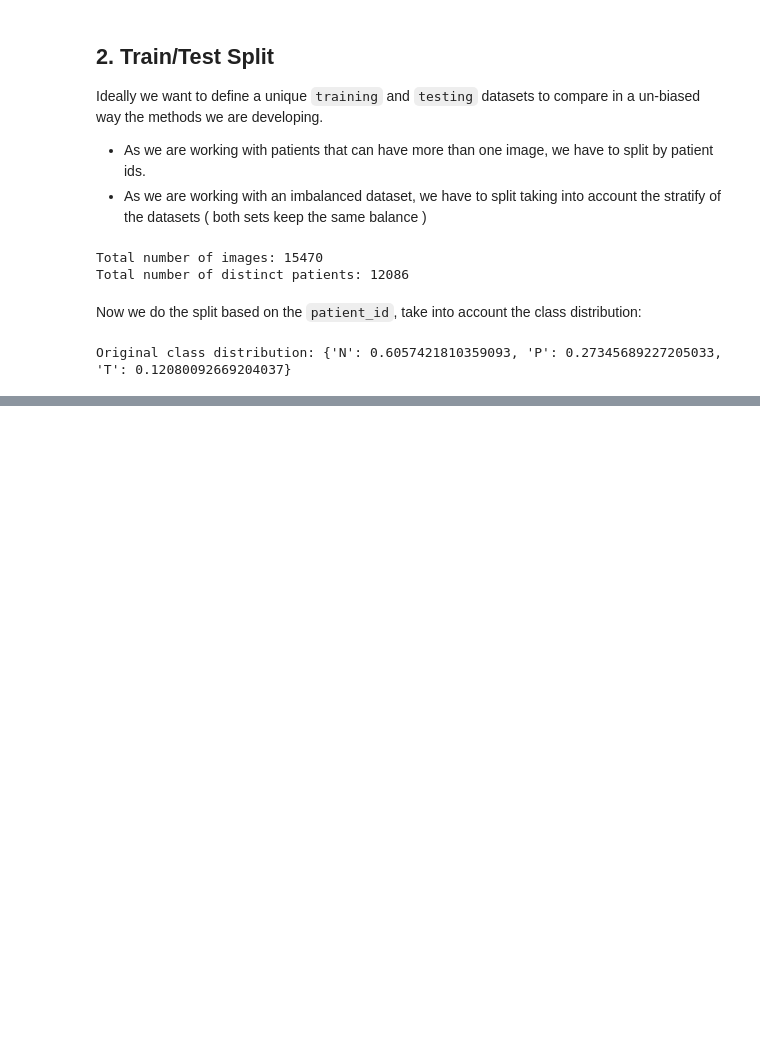
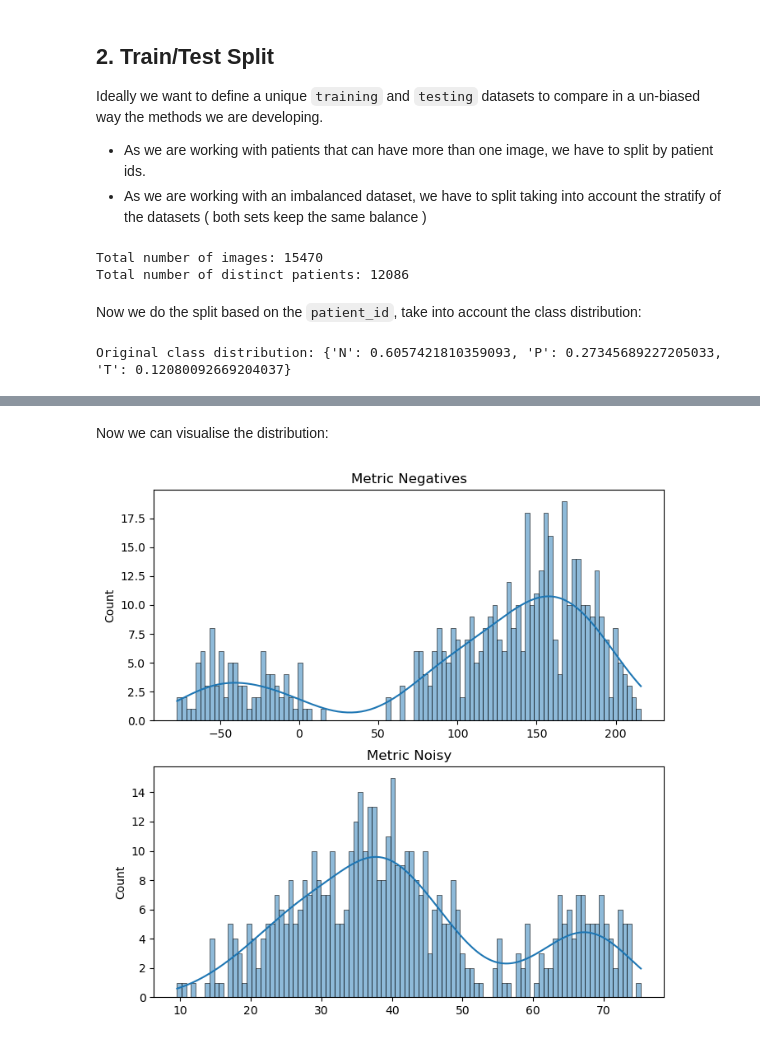
Before and after one commit to vvcastro/vision-chestXRay, a Jupyter notebook: 01_preprocessing.ipynb, the cells around one changed output, grey strips where cells are left out. Cells and saved outputs as stored; diff of their text form; code cells hidden in the pictures; blank space fills up the shorter version.

Commit message:
Preprocessin 1/2

```diff
--- a/01_preprocessing.ipynb
+++ b/01_preprocessing.ipynb
@@ -81,0 +116,3 @@ Testing data size: 3084 samples
+# %%
+training_data = pd.read_csv( TRAINING_SET_FILE )
+training_data.head()
@@ -81,0 +136,22 @@ Testing data size: 3084 samples
+# %%
+from data import remove_img_borders, equalisator
+
+# this function should emulate the standard preprocessing
+def read_image( img_name, size=(256, 256) ):
+    """ Read the image and apply a standard pre-processing operations """
+    img_path = os.path.join( BASE_DATA_DIR, img_name )
+    img = cv2.imread( img_path, cv2.IMREAD_GRAYSCALE )
+    if ( size is not None ):
+        img = cv2.resize( img, size )
+
+    # normalisation will cover some boundary errors on the resizing
+    img = cv2.normalize(img, dst=None, alpha=0, beta=255, norm_type=cv2.NORM_MINMAX)
+
+    # remove borders
+    img = remove_img_borders( img, thresh=10)
+    if ( size is not None ):
+        img = cv2.resize( img, size )
+
+    # histogram equalisation tries to smoth the distribution of pixels to enhace the image
+    img = equalisator.apply( img )
+    return img
@@ -81,0 +198,23 @@ Testing data size: 3084 samples
+# %% [markdown]
+Now we can visualise the distribution:
+# %%
+mean_stat = lambda sample: ( sample[4:].mean(axis=0) - 0.5 * sample[:4].mean(axis=0) )[0]
+std_stat = lambda sample: sample[[0, 1, 4, 5], 1].mean()
+
+stats_for_mean = np.array( [ mean_stat(img_stats[name]) for name in img_stats ] )
+stats_for_std = np.array( [ std_stat(img_stats[name]) for name in img_stats ] )
+
+# select a stat to visualise
+crop_stats = stats_for_std
+
+fig, ax = plt.subplots( 2, 1, figsize=(8, 8))
+
+# plot mean
+sns.histplot( stats_for_mean, ax=ax[0], kde=True, bins=100 )
+ax[0].set_title('Metric Negatives')
+
+sns.histplot( stats_for_std, ax=ax[1], kde=True, bins=100 )
+ax[1].set_title('Metric Noisy')
+plt.show()
+# %% [output]
+[figure, added]
```
Also changed, not shown: parts of 18 cells of this notebook, 1 other file.
